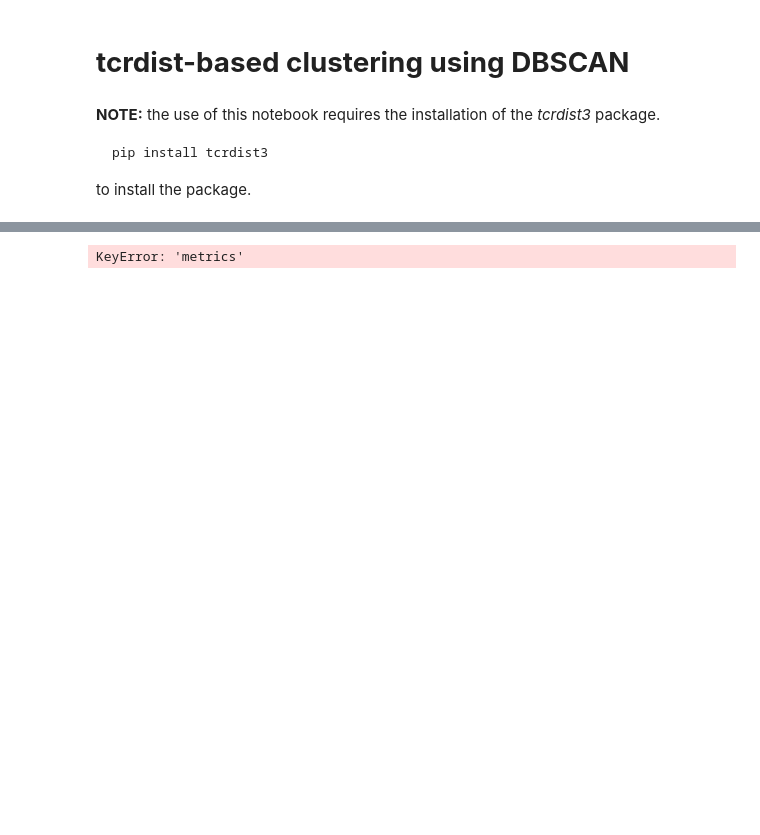
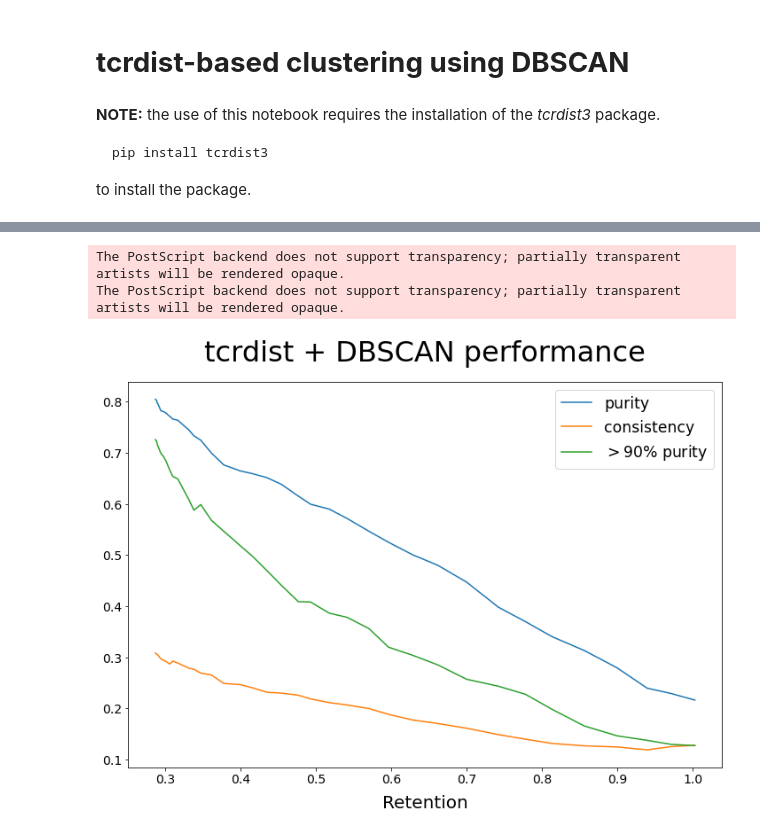
Before and after one commit to svalkiers/clusTCR, a Jupyter notebook: analysis/tcrdist_DBSCAN_parameters.ipynb, the cells around one changed output, grey strips where cells are left out. Cells and saved outputs as stored; diff of their text form; code cells hidden in the pictures; blank space fills up the shorter version.

Commit message:
Updated tcrdist figure

```diff
--- a/analysis/tcrdist_DBSCAN_parameters.ipynb
+++ b/analysis/tcrdist_DBSCAN_parameters.ipynb
@@ -91,32 +89,36 @@ See the caveats in the documentation: https://pandas.pydata.org/pandas-docs/stab
 ... (88 outputs left out)
 # %%
 res = pd.read_csv("../results/trdist_dbscan.tsv", sep="\t")
+# %%
+res = res[res['threshold']<=190]
 # %%
 purity = res[res['metrics']=='purity']
 purity = purity.actual
 
 purity_90 = res[res['metrics']=='purity_90']
 purity_90 = purity_90.actual
 
 retention = res[res['metrics']=='retention']
 retention = retention.actual
 
 consistency = res[res['metrics']=='consistency']
 consistency = consistency.actual
 
 fig, ax = plt.subplots(figsize=(12,8))
 
 ax.plot(retention, purity, label='purity')
 ax.plot(retention, consistency, label='consistency')
 ax.plot(retention, purity_90, label='$> 90$% purity')
 
-ax.set_title('tcrdist + DBSCAN performance', fontsize = 32, fontweight = 'bold', y=1.04)
+ax.set_title('tcrdist + DBSCAN performance', fontsize = 32, y=1.04)
 ax.set_xlabel('Retention', fontsize = 20, labelpad = 10)
 ax.set_ylabel('')
 ax.tick_params(axis='both', which='major', labelsize=14)
 ax.tick_params(axis='both', which='minor', labelsize=8)
 ax.legend(fontsize = 'xx-large')
 
 fig.savefig("../results/figures/tcrdist_dbscan.eps", format="eps")
 # %% [output]
-KeyError: 'metrics'
+The PostScript backend does not support transparency; partially transparent artists will be rendered opaque.
+The PostScript backend does not support transparency; partially transparent artists will be rendered opaque.
+[figure, added]
```
Also changed, not shown: parts of 2 cells of this notebook, 3 other files.
